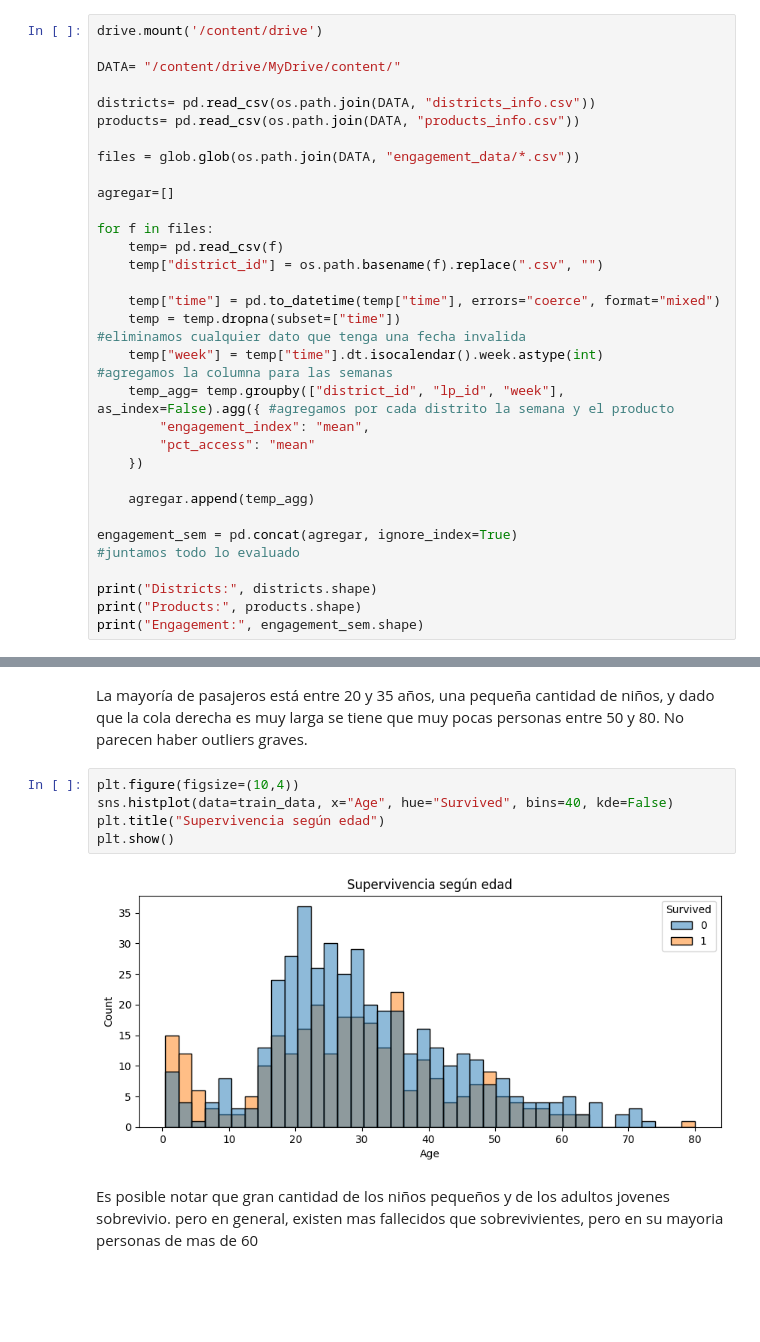
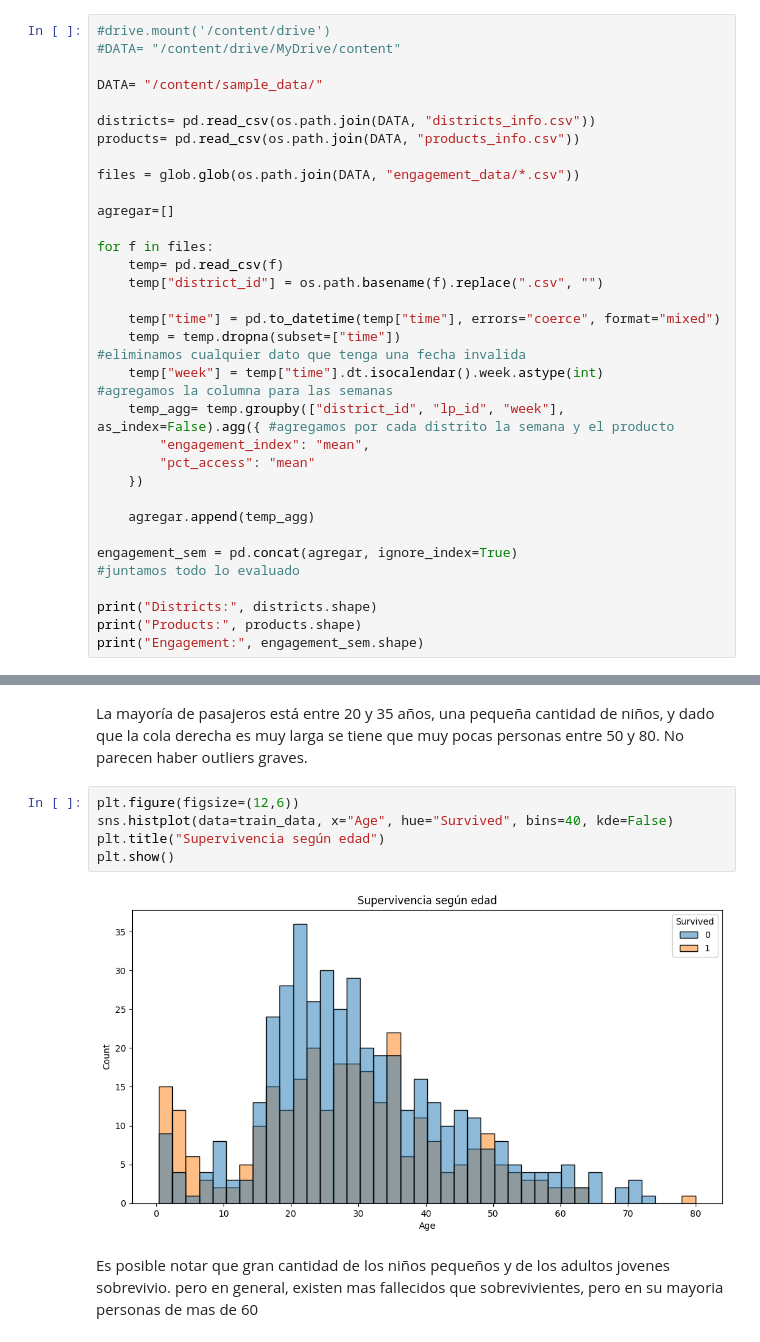
Before and after one commit to baitiarecorvalan/MAT281-Entregables, a Jupyter notebook: docs/codes/homeworks/hw_02.ipynb, the cells around one changed output, grey strips where cells are left out. Cells and saved outputs as stored; diff of their text form; blank space fills up the shorter version.

```diff
--- a/docs/codes/homeworks/hw_02.ipynb
+++ b/docs/codes/homeworks/hw_02.ipynb
@@ -147,7 +167,8 @@ dado que si tomamos todos los datos de  lo mejor es hacer una reduccion de datos
 # %%
-drive.mount('/content/drive')
+#drive.mount('/content/drive')
+#DATA= "/content/drive/MyDrive/content"
 
-DATA= "/content/drive/MyDrive/content/"
+DATA= "/content/sample_data/"
 
 districts= pd.read_csv(os.path.join(DATA, "districts_info.csv"))
 products= pd.read_csv(os.path.join(DATA, "products_info.csv"))
@@ -934,12 +955,12 @@ plt.show()
 # %% [markdown]
 La mayoría de pasajeros está entre 20 y 35 años, una pequeña cantidad de niños, y dado que la cola derecha es muy larga se tiene que muy pocas personas entre 50 y 80. No parecen haber outliers graves.
 # %%
-plt.figure(figsize=(10,4))
+plt.figure(figsize=(12,6))
 sns.histplot(data=train_data, x="Age", hue="Survived", bins=40, kde=False)
 plt.title("Supervivencia según edad")
 plt.show()
 # %% [output]
-[figure, old version]
+[figure, new version]
 # %% [markdown]
 Es posible notar que gran cantidad de los niños pequeños y de los adultos jovenes sobrevivio. pero en general, existen mas fallecidos que sobrevivientes, pero en su mayoria personas de mas de 60
 # %%
```
Also changed, not shown: parts of 16 cells of this notebook.
